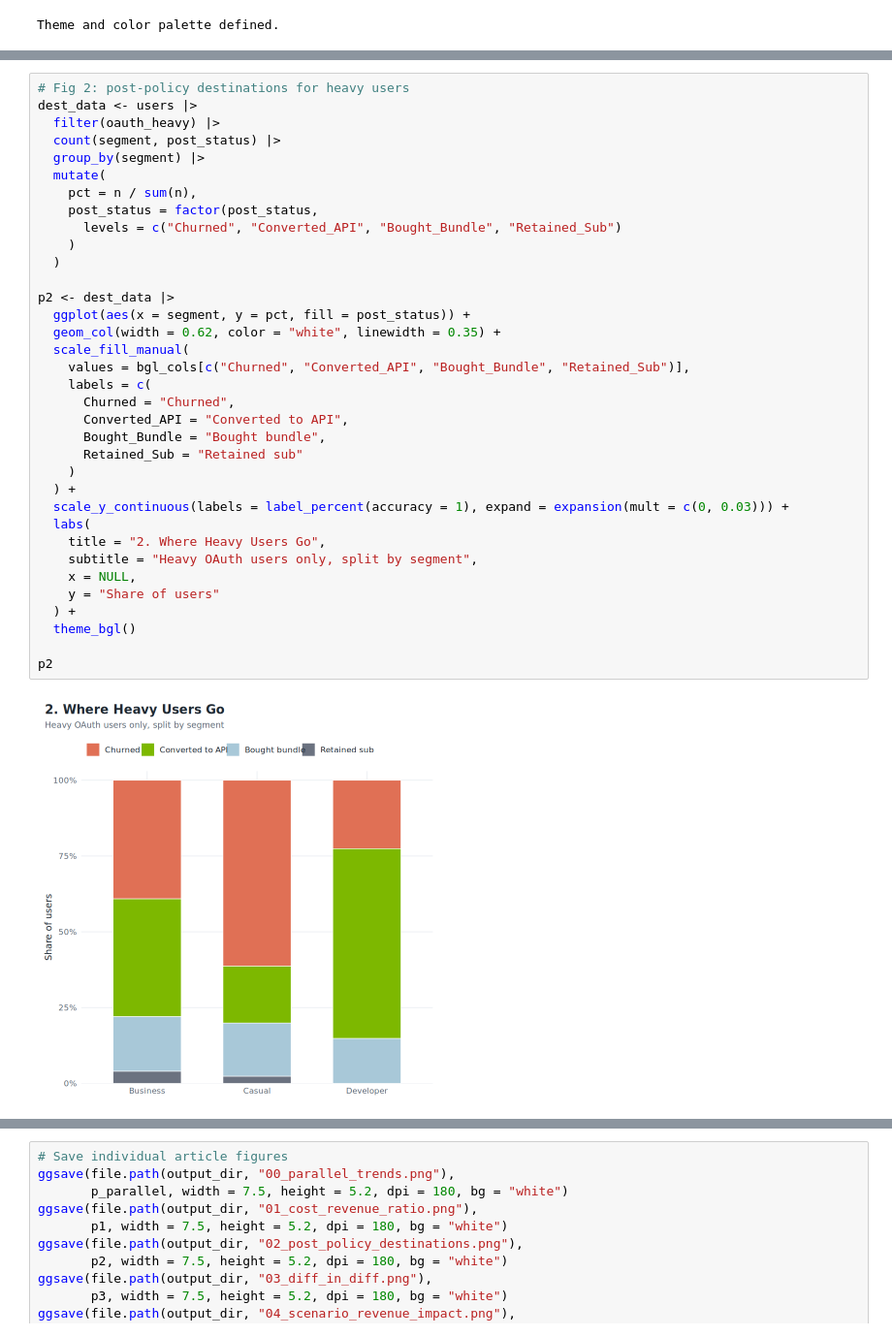
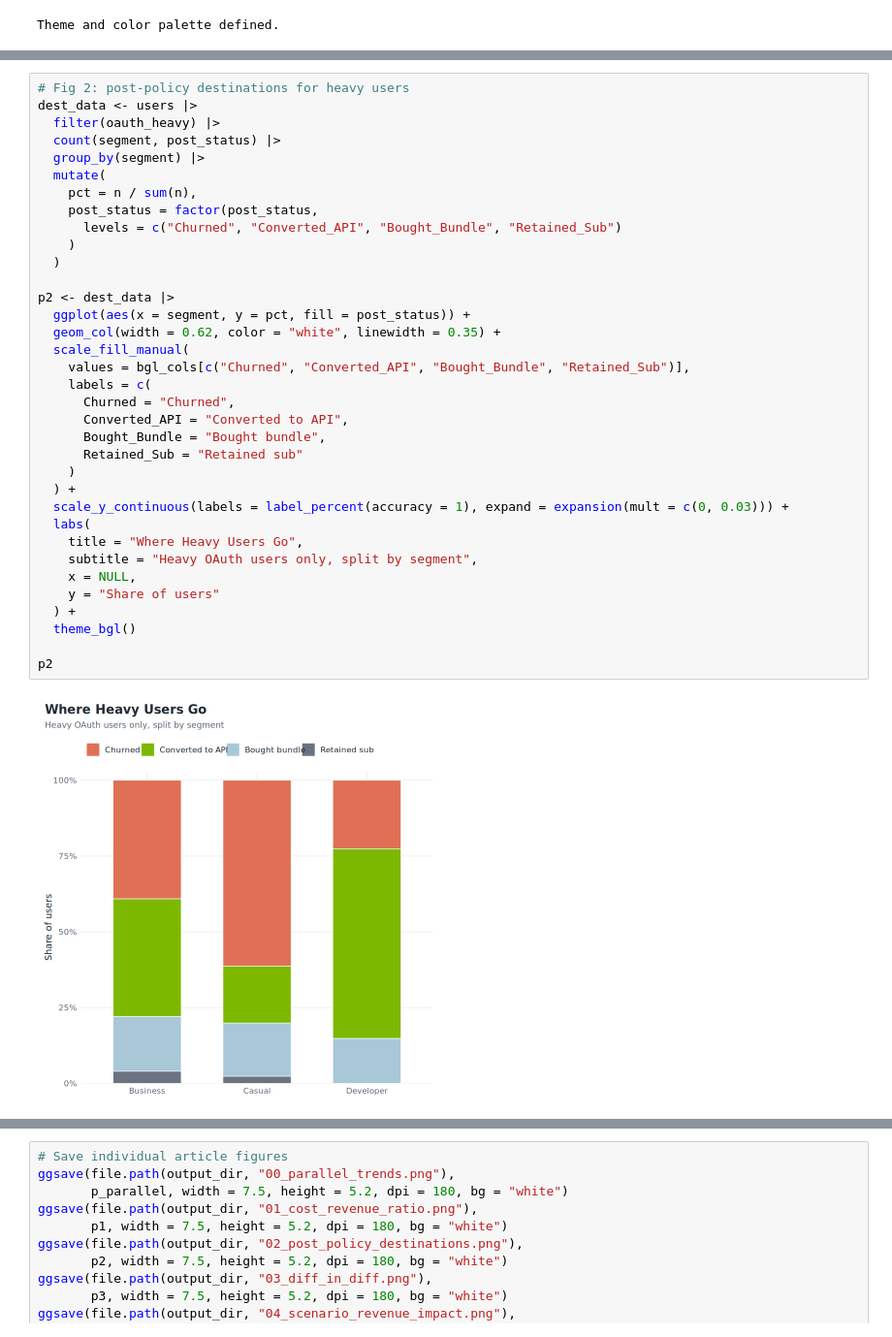
Before and after one commit to johntribbia/bouldergearlab, a Jupyter notebook: content/data-projects/rate-limit/rate_limit.ipynb, the cells around one changed output, grey strips where cells are left out. Shown at 97% size. Drawn from its saved outputs; the diff is of its cells as text.

```diff
--- a/content/data-projects/rate-limit/rate_limit.ipynb
+++ b/content/data-projects/rate-limit/rate_limit.ipynb
@@ -715,35 +715,35 @@ dest_data <- users |>
   group_by(segment) |>
   mutate(
     pct = n / sum(n),
     post_status = factor(post_status,
       levels = c("Churned", "Converted_API", "Bought_Bundle", "Retained_Sub")
     )
   )
 
 p2 <- dest_data |>
   ggplot(aes(x = segment, y = pct, fill = post_status)) +
   geom_col(width = 0.62, color = "white", linewidth = 0.35) +
   scale_fill_manual(
     values = bgl_cols[c("Churned", "Converted_API", "Bought_Bundle", "Retained_Sub")],
     labels = c(
       Churned = "Churned",
       Converted_API = "Converted to API",
       Bought_Bundle = "Bought bundle",
       Retained_Sub = "Retained sub"
     )
   ) +
   scale_y_continuous(labels = label_percent(accuracy = 1), expand = expansion(mult = c(0, 0.03))) +
   labs(
-    title = "2. Where Heavy Users Go",
+    title = "Where Heavy Users Go",
     subtitle = "Heavy OAuth users only, split by segment",
     x = NULL,
     y = "Share of users"
   ) +
   theme_bgl()
 
 p2
 # %% [output]
-[figure, old version]
+[figure, new version]
 # %%
 # Fig 3: DiD panel view
 weekly_trends <- panel |>
```
Also changed, not shown: parts of 6 cells of this notebook, 8 other files.
